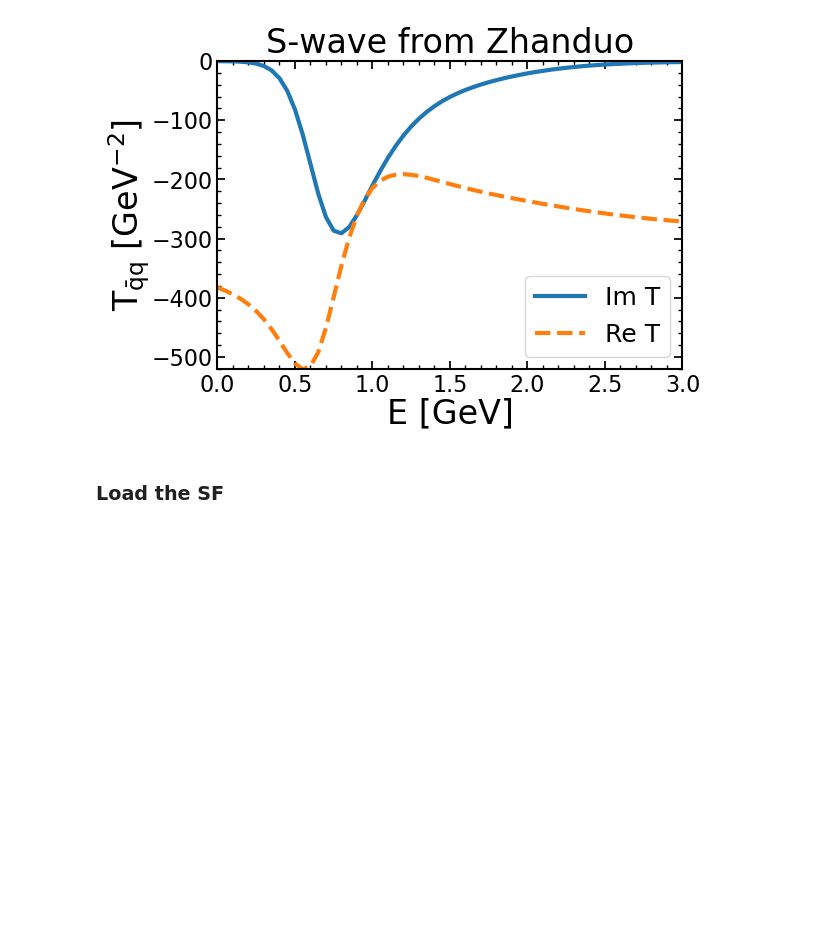
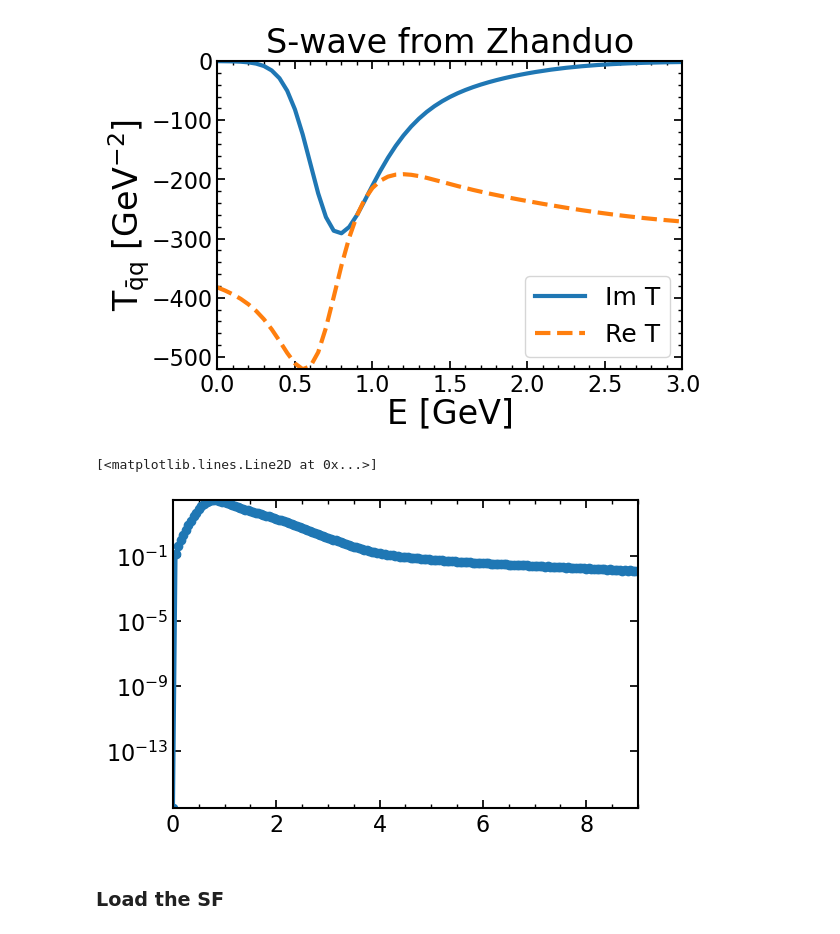
Before and after one commit to k-maslov/TMQGP, a Jupyter notebook: FromZhanduo/CompareZhanduo.ipynb, the cells around one changed output. Drawn from its saved outputs; the diff is of its cells as text; code cells hidden in the pictures; blank space fills up the shorter version.

```diff
--- a/FromZhanduo/CompareZhanduo.ipynb
+++ b/FromZhanduo/CompareZhanduo.ipynb
@@ -53,6 +53,11 @@ plt.title('S-wave from Zhanduo')
 # %% [output]
 Text(0.5, 1.0, 'S-wave from Zhanduo')
 [figure]
+# %%
+plt.semilogy(erange_T, -4*pi*imT[:, 0], label='Im T', marker='o')
+# %% [output]
+[<matplotlib.lines.Line2D at 0x...>]
+[figure, added]
 # %% [markdown]
 ### Load the SF
 # %%
```
Also changed, not shown: parts of 3 cells of this notebook, 8 other files.
